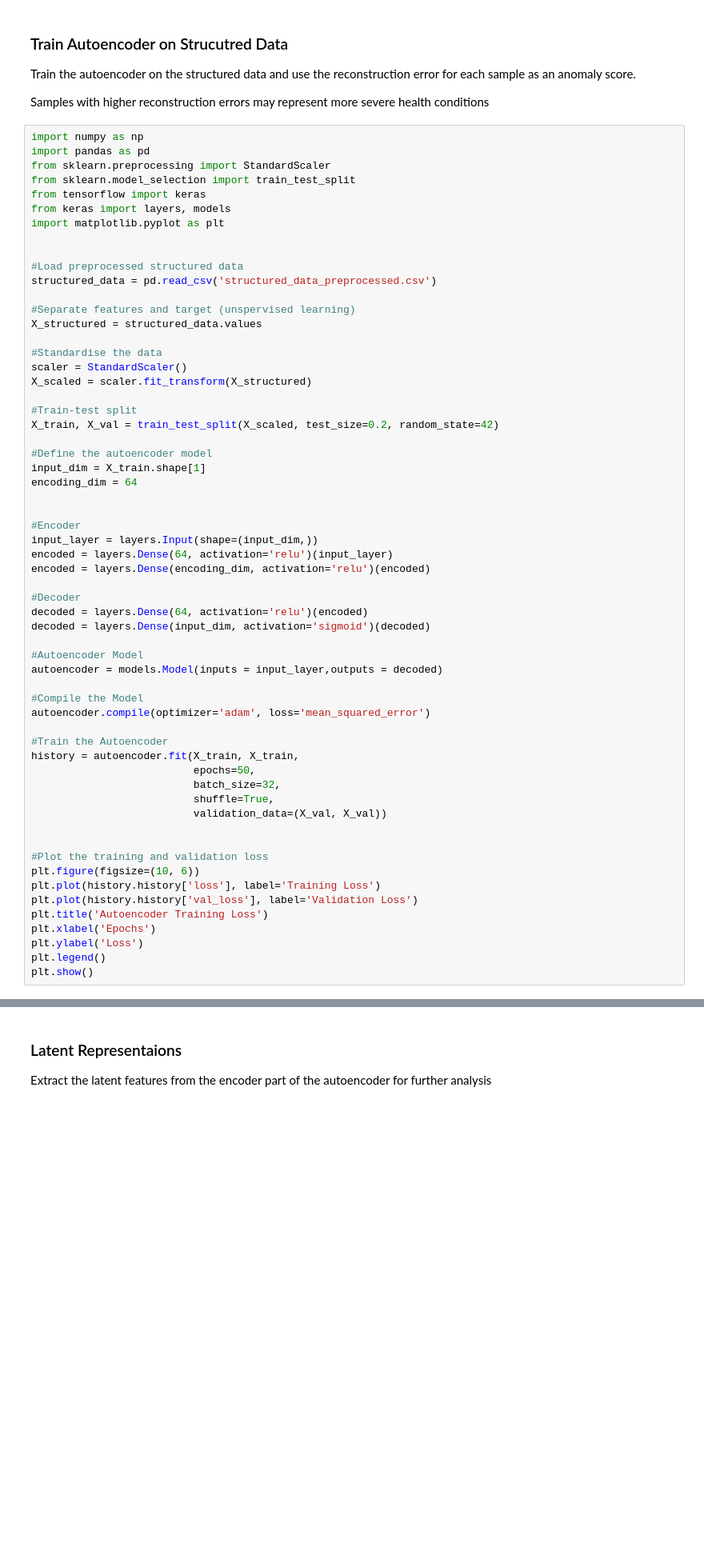
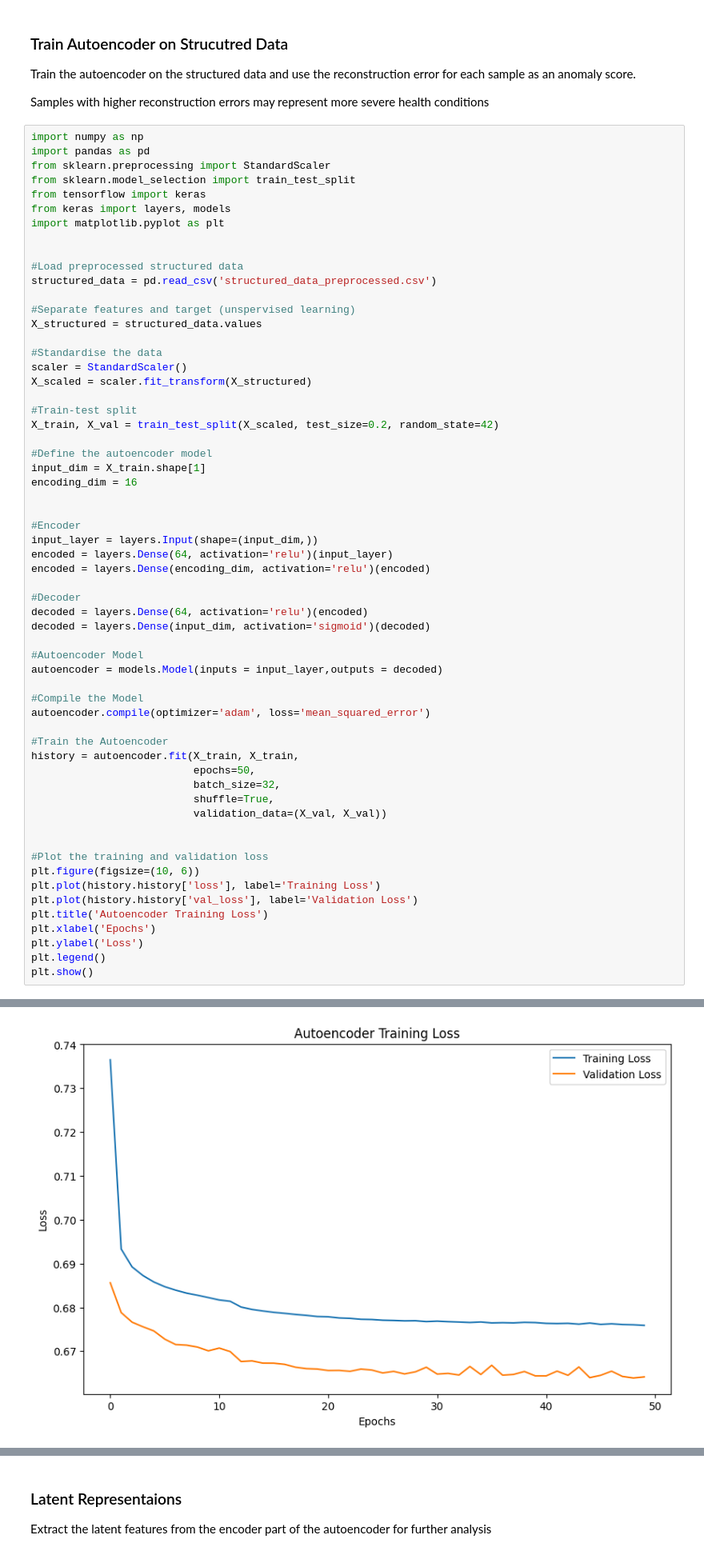
Before and after one commit to ImranBary/VITAI, a Jupyter notebook: main_model.ipynb, the cells around one changed output, grey strips where cells are left out. Shown at 80% size. Cells and saved outputs as stored; diff of their text form; blank space fills up the shorter version.

```diff
--- a/main_model.ipynb
+++ b/main_model.ipynb
@@ -27,7 +27,7 @@ X_train, X_val = train_test_split(X_scaled, test_size=0.2, random_state=42)
 
 #Define the autoencoder model
 input_dim = X_train.shape[1]
-encoding_dim = 64
+encoding_dim = 16
 
 
 #Encoder
@@ -62,3 +62,4 @@ plt.xlabel('Epochs')
 plt.ylabel('Loss')
 plt.legend()
 plt.show()
+# %% [output]
@@ -65,3 +83,4 @@ plt.show()
+[figure, added]
 # %%
 # Save the model
 autoencoder.save('autoencoder.h5')
```
Also changed, not shown: parts of 7 cells of this notebook, 11 other files.
